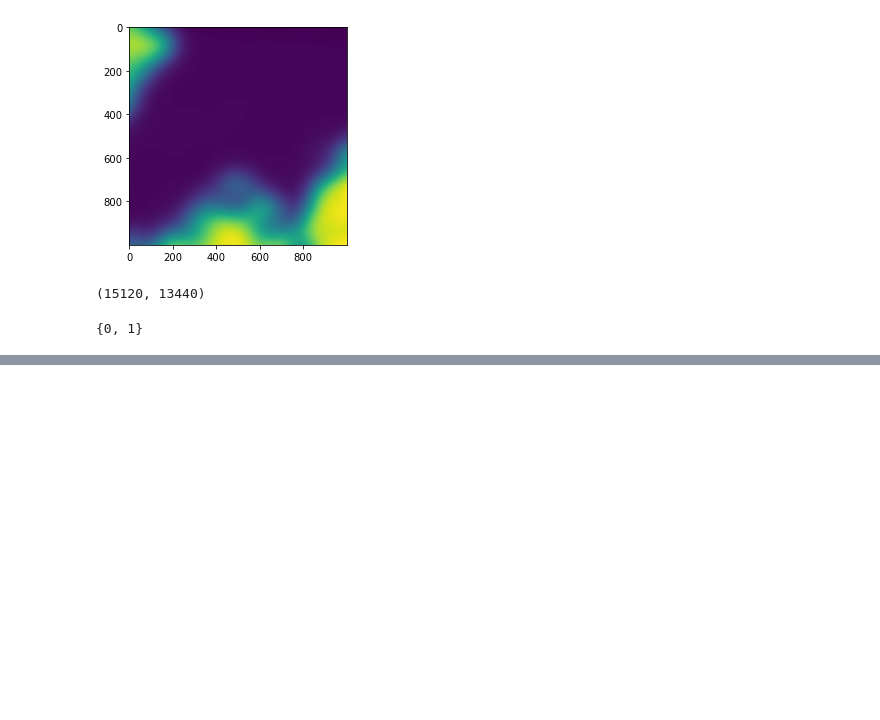
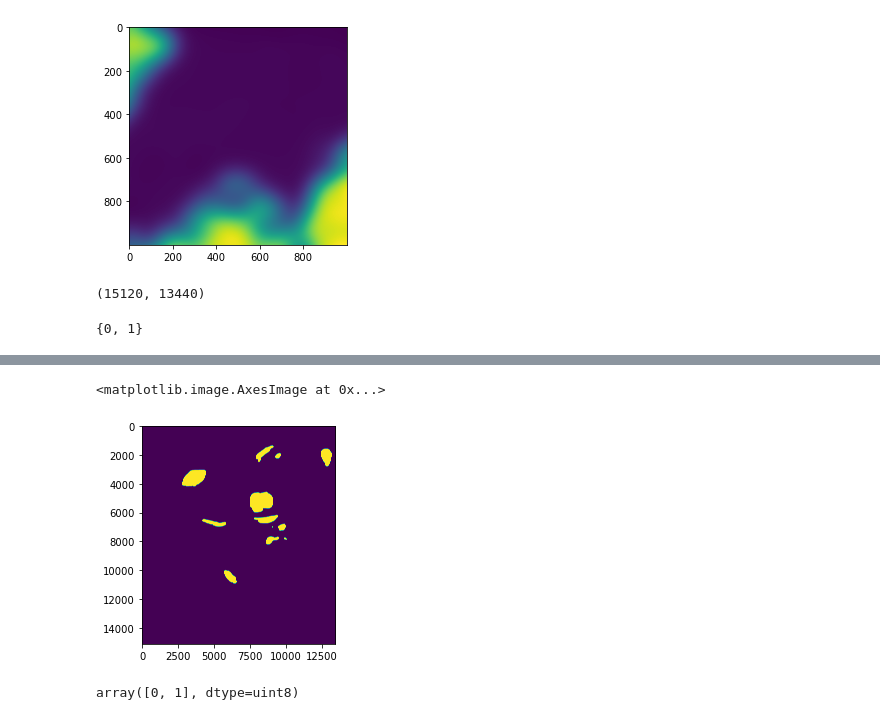
Before and after one commit to estorrs/multiplex-imaging-pipeline, a Jupyter notebook: notebooks/tumor_annotation.ipynb, the cells around one changed output, grey strips where cells are left out. Cells and saved outputs as stored; diff of their text form; code cells hidden in the pictures; blank space fills up the shorter version.

```diff
--- a/notebooks/tumor_annotation.ipynb
+++ b/notebooks/tumor_annotation.ipynb
@@ -53,0 +56,9 @@ plt.imshow(clf[:3000, :3000])
+# %%
+plt.imshow(holes)
+# %% [output]
+<matplotlib.image.AxesImage at 0x...>
+[figure, added]
+# %%
+np.unique(holes)
+# %% [output]
+array([0, 1], dtype=uint8)
```
Also changed, not shown: parts of 5 cells of this notebook, 4 other files.
